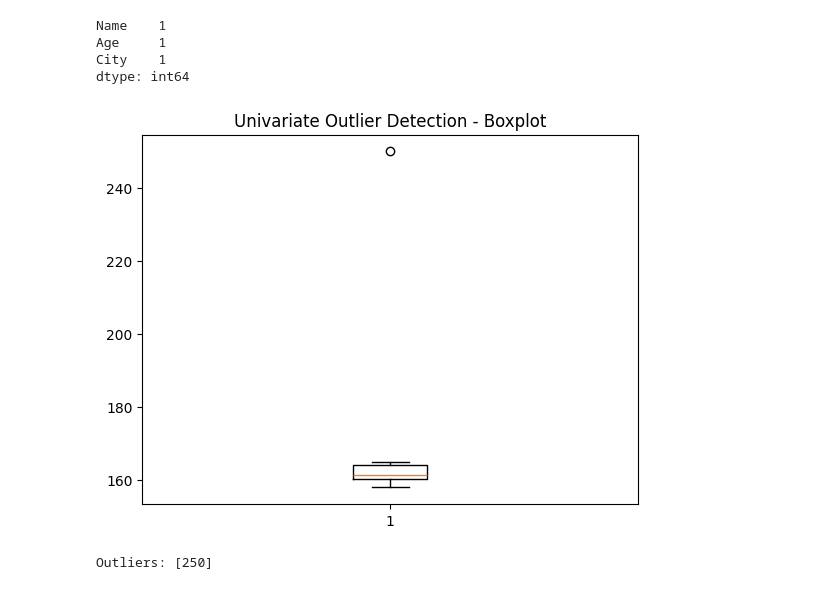
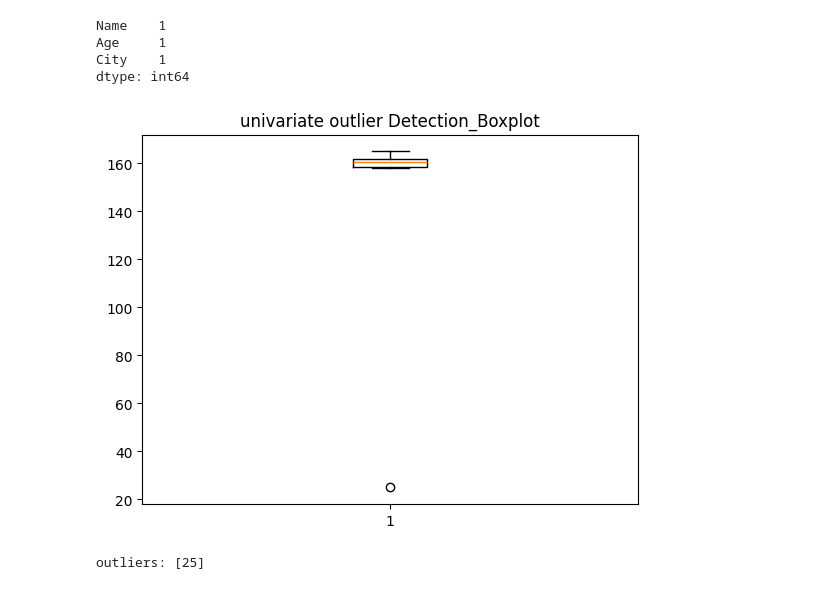
Before and after one commit to harish-git63/Demo1, a Jupyter notebook: HARISH_AIML_LAB_1_.ipynb, the cells around one changed output. Cells and saved outputs as stored; diff of their text form; code cells hidden in the pictures.

```diff
--- a/HARISH_AIML_LAB_1_.ipynb
+++ b/HARISH_AIML_LAB_1_.ipynb
@@ -3070,23 +2980,21 @@ dtype: int64
 # %%
 import pandas as pd
 import numpy as np
 import matplotlib.pyplot as plt
 from scipy import stats
-
-data = pd.Series([160, 162, 158, 165, 161, 250])  # height in cm
-
+data=pd.Series([160,162,158,165,161,25])
 plt.boxplot(data)
-plt.title("Univariate Outlier Detection - Boxplot")
+plt.title("univariate outlier Detection_Boxplot")
 plt.show()
 
-Q1 = data.quantile(0.25)
-Q3 = data.quantile(0.75)
-IQR = Q3 - Q1
-outliers = data[(data < (Q1 - 1.5 * IQR)) | (data > (Q3 + 1.5 * IQR))]
-print("Outliers:", outliers.values)
+q1=data.quantile(0.25)
+Q3=data.quantile(0.75)
+IQR=Q3-q1
+outliers=data[(data<(q1-1.5*IQR))|(data>(Q3+1.5*IQR))]
+print("outliers:",outliers.values)
 # %% [output]
-[figure, old version]
+[figure, new version]
-Outliers: [250]
+outliers: [25]
 # %%
 import matplotlib.pyplot as plt
 import numpy as np
```
Also changed, not shown: parts of 13 cells of this notebook.
